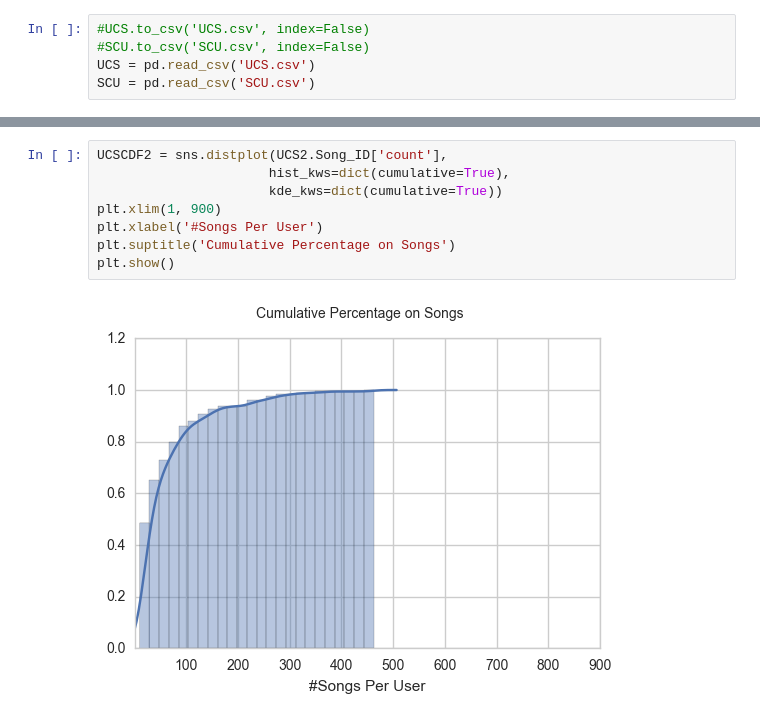
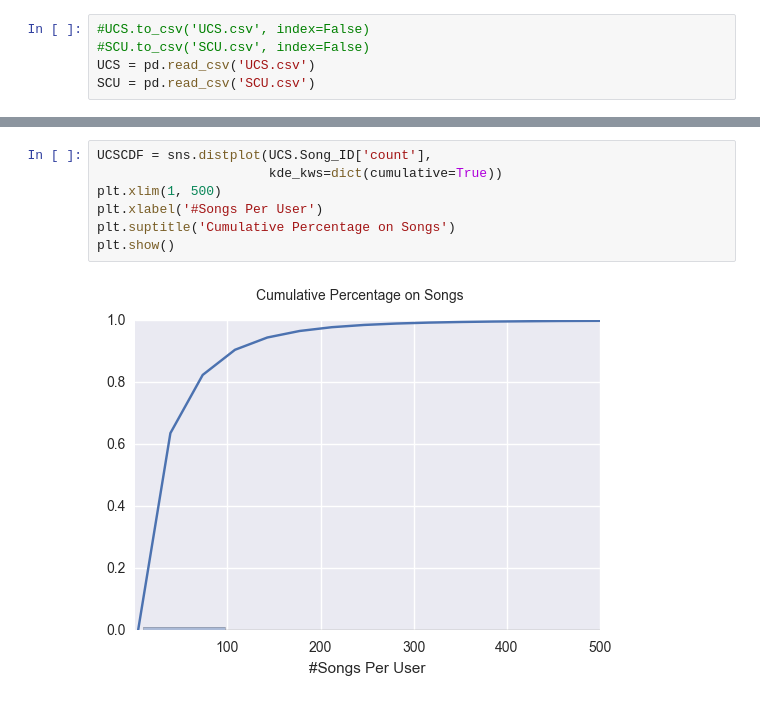
Before and after one commit to 3rdworldjuander/capstone-scripts, a Jupyter notebook: scripts/test-scripts/james/EDA- James.ipynb, the cells around one changed output, grey strips where cells are left out. Saved outputs shown, nothing was run; the diff lists cells and outputs as text.

```diff
--- a/scripts/test-scripts/james/EDA- James.ipynb
+++ b/scripts/test-scripts/james/EDA- James.ipynb
@@ -194,10 +169,9 @@ SCU2 = TestSet[['Song_ID', 'User_ID']].groupby(['Song_ID']).agg(['count'])
 # %%
-UCSCDF2 = sns.distplot(UCS2.Song_ID['count'],
-                      hist_kws=dict(cumulative=True),
+UCSCDF = sns.distplot(UCS.Song_ID['count'],
                       kde_kws=dict(cumulative=True))
-plt.xlim(1, 900)
+plt.xlim(1, 500)
 plt.xlabel('#Songs Per User')
 plt.suptitle('Cumulative Percentage on Songs')
 plt.show()
 # %% [output]
-[figure, old version]
+[figure, new version]
```
Also changed, not shown: parts of 35 cells of this notebook.
